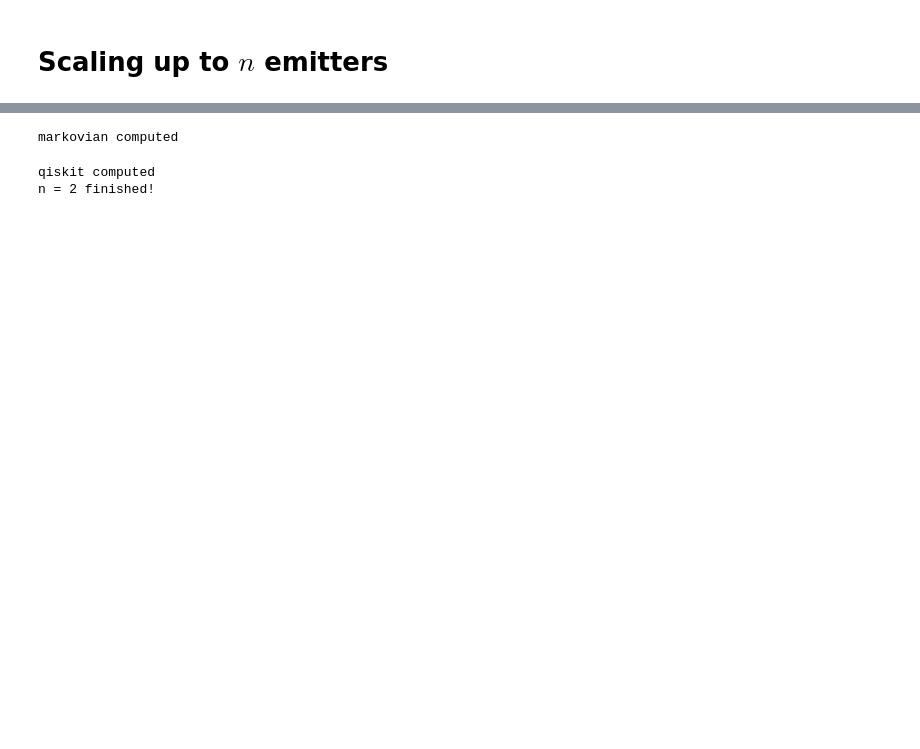
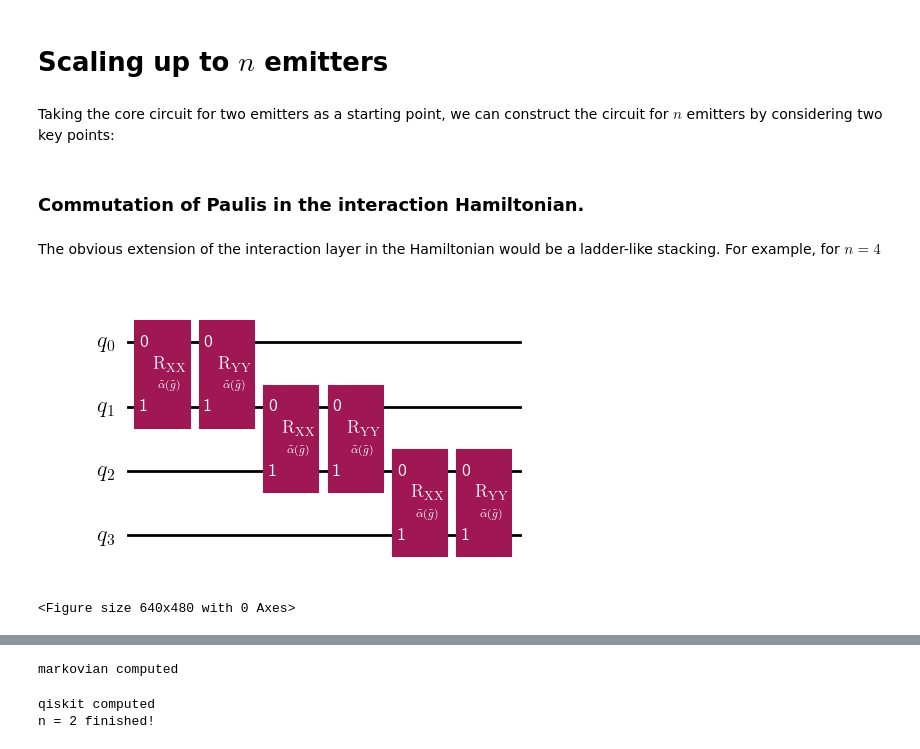
Before and after one commit to bentirher/dissipative-dynamics, a Jupyter notebook: scaling_up_to_n_emitters.ipynb, the cells around one changed output, grey strips where cells are left out. Cells and saved outputs as stored; diff of their text form; code cells hidden in the pictures; blank space fills up the shorter version.

```diff
--- a/scaling_up_to_n_emitters.ipynb
+++ b/scaling_up_to_n_emitters.ipynb
@@ -1,2 +1,33 @@
 # %% [markdown]
 # Scaling up to $n$ emitters
+# %% [markdown]
+Taking the core circuit for two emitters as a starting point, we can construct the circuit for $n$ emitters by considering two key points:
+# %% [markdown]
+### Commutation of Paulis in the interaction Hamiltonian.
+# %% [markdown]
+The obvious extension of the interaction layer in the Hamiltonian would be a ladder-like stacking. For example, for $n = 4$
+# %%
+from qiskit import QuantumCircuit, QuantumRegister
+from qiskit.circuit import Parameter
+
+import matplotlib.pyplot as plt
+plt.rcParams['text.usetex'] = True
+plt.rcParams['figure.dpi'] = 100
+plt.rcParams['savefig.dpi'] = 600
+
+system = QuantumRegister(4, 'q')
+qc = QuantumCircuit(system)
+tilde_alpha = Parameter('$\\tilde{\\alpha} (\\tilde{g})$')
+
+
+for i in range(0,3):
+
+    qc.rxx(tilde_alpha, system[i], system[i+1])
+    qc.ryy(tilde_alpha, system[i], system[i+1])
+
+a = qc.draw('mpl')
+plt.savefig('figures/ladder_like_stacking')
+a
+# %% [output]
+[figure, added]
+<Figure size 640x480 with 0 Axes>
```
Also changed, not shown: parts of 19 cells of this notebook.
